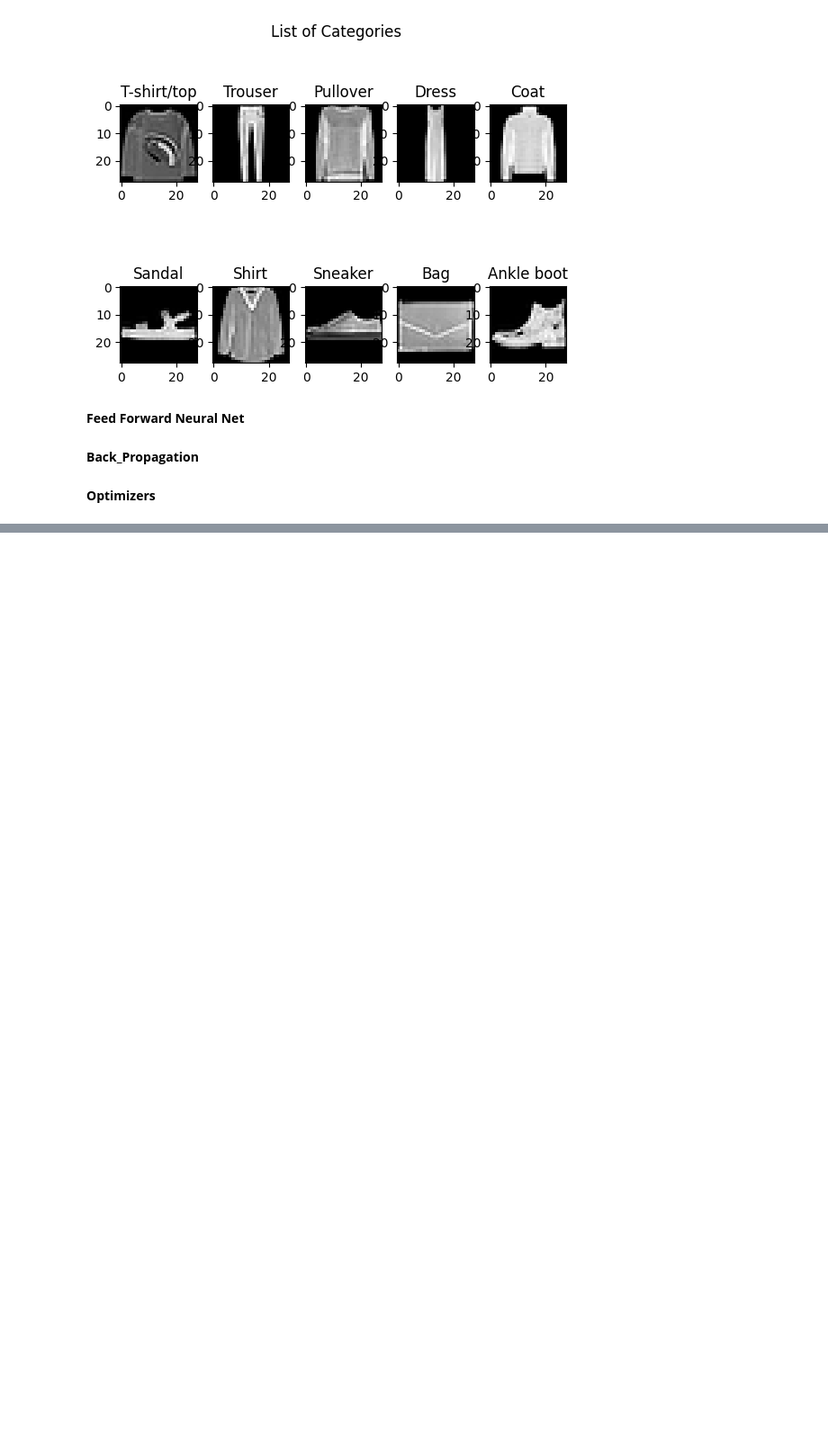
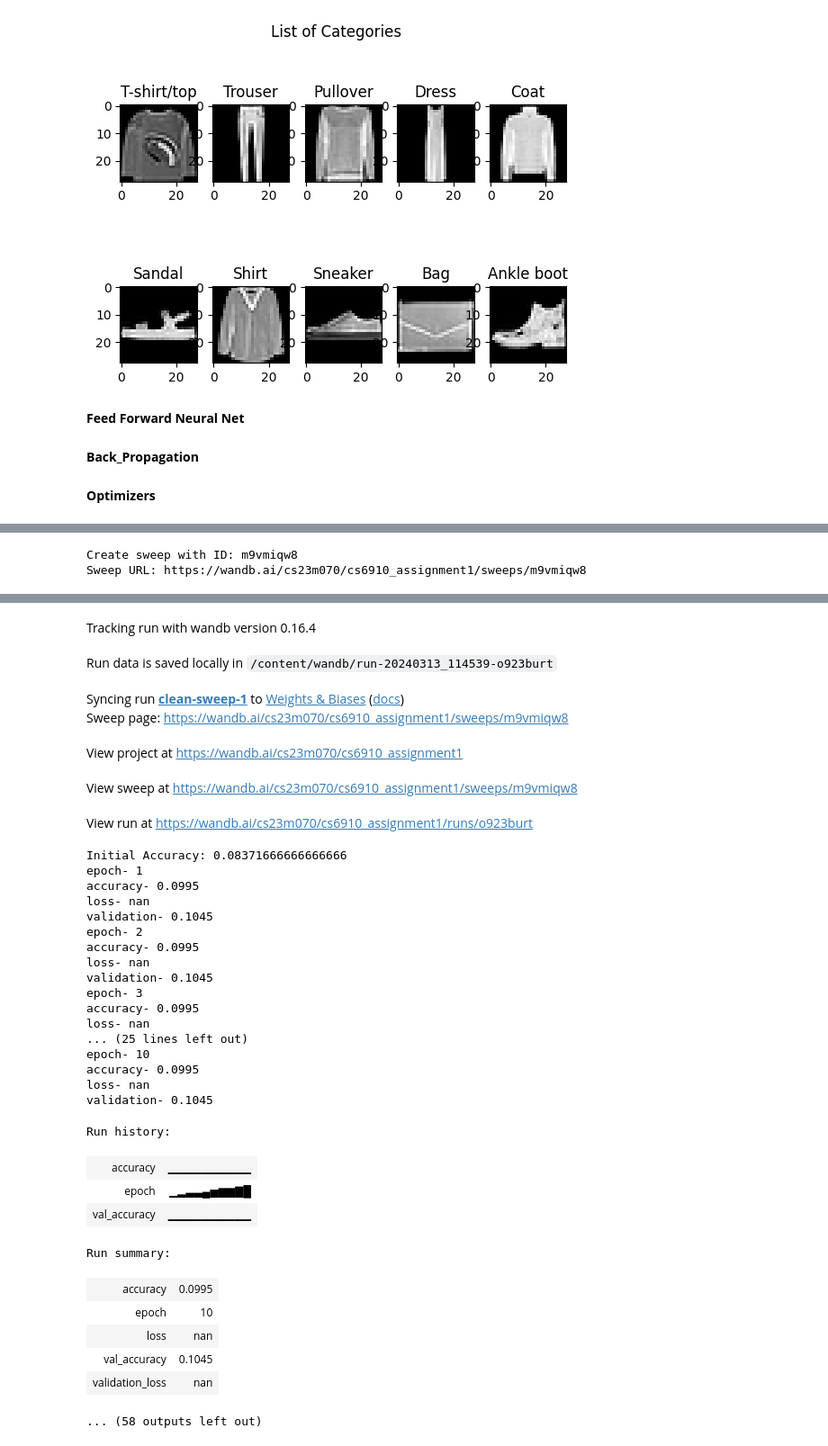
Before and after one commit to TirthVamja/cs6910_assignment1, a Jupyter notebook: assignment1.ipynb, the cells around one changed output, grey strips where cells are left out. Shown at 90% size. Drawn from its saved outputs; the diff is of its cells as text; code cells hidden in the pictures; blank space fills up the shorter version.

Commit message:
Added wandb sweep

```diff
--- a/assignment1.ipynb
+++ b/assignment1.ipynb
@@ -281,8 +301,8 @@ class Optimizer():
       self.ff_nn.bias[i] -= self.lr * (b_temp / ((np.sqrt(self.b_history_hat)) + self.eps) + self.decay * self.ff_nn.bias[i])
 # %%
 def calculate_loss(y, y_pred, loss_function):
-  loss_function = loss_function.lower()
-  if loss_function == "mean_squared_error":
+  ls_fn = loss_function.lower()
+  if ls_fn == "mean_squared_error":
     return np.sum((y_pred-y) ** 2) / y.shape[0]
-  elif loss_function == "cross_entropy":
-    return -np.sum(y * np.log(y_pred))
+  elif ls_fn == "cross_entropy":
+    return (-np.sum(y * np.log(y_pred))) / y.shape[0]
@@ -360,6 +412,6 @@ validation- 0.8415
 # %%
 sweep_config = {
-    "method": "grid",  # Use grid search for this example
+    "method": "bayes",  # Use grid search for this example
     "metric": {"goal": "maximize", "name": "accuracy"},  # Maximize accuracy
     "parameters": {
         "inpt_sz": {"values": [784]},  # Fix input size
@@ -390,0 +437,8 @@ wandb.init(project="cs6910_assignment1", entity="your_entity")  # Adjust project
+# %%
+sweep_id = wandb.sweep(sweep_config, project="cs6910_assignment1")
+# %% [output]
+Create sweep with ID: m9vmiqw8
+Sweep URL: https://wandb.ai/cs23m070/cs6910_assignment1/sweeps/m9vmiqw8
+# %%
+wandb.agent(sweep_id, function=train, count=5)
+# %% [output]
@@ -390,0 +464,35 @@ wandb.init(project="cs6910_assignment1", entity="your_entity")  # Adjust project
+Tracking run with wandb version 0.16.4
+Run data is saved locally in /content/wandb/run-20240313_114539-o923burt
+Syncing run clean-sweep-1 to Weights & Biases (docs)
+Sweep page: https://wandb.ai/cs23m070/cs6910_assignment1/sweeps/m9vmiqw8
+View project at https://wandb.ai/cs23m070/cs6910_assignment1
+View sweep at https://wandb.ai/cs23m070/cs6910_assignment1/sweeps/m9vmiqw8
+View run at https://wandb.ai/cs23m070/cs6910_assignment1/runs/o923burt
+Initial Accuracy: 0.08371666666666666
+epoch- 1
+accuracy- 0.0995
+loss- nan
+validation- 0.1045
+epoch- 2
+accuracy- 0.0995
+loss- nan
+validation- 0.1045
+epoch- 3
+accuracy- 0.0995
+loss- nan
+... (25 lines left out)
+epoch- 10
+accuracy- 0.0995
+loss- nan
+validation- 0.1045
+Run history:
+| accuracy | ▁▁▁▁▁▁▁▁▁▁ |
+| epoch | ▁▂▃▃▄▅▆▆▇█ |
+| val_accuracy | ▁▁▁▁▁▁▁▁▁▁ |
+Run summary:
+| accuracy | 0.0995 |
+| epoch | 10 |
+| loss | nan |
+| val_accuracy | 0.1045 |
+| validation_loss | nan |
+... (58 outputs left out)
```
Also changed, not shown: parts of 11 cells of this notebook.
